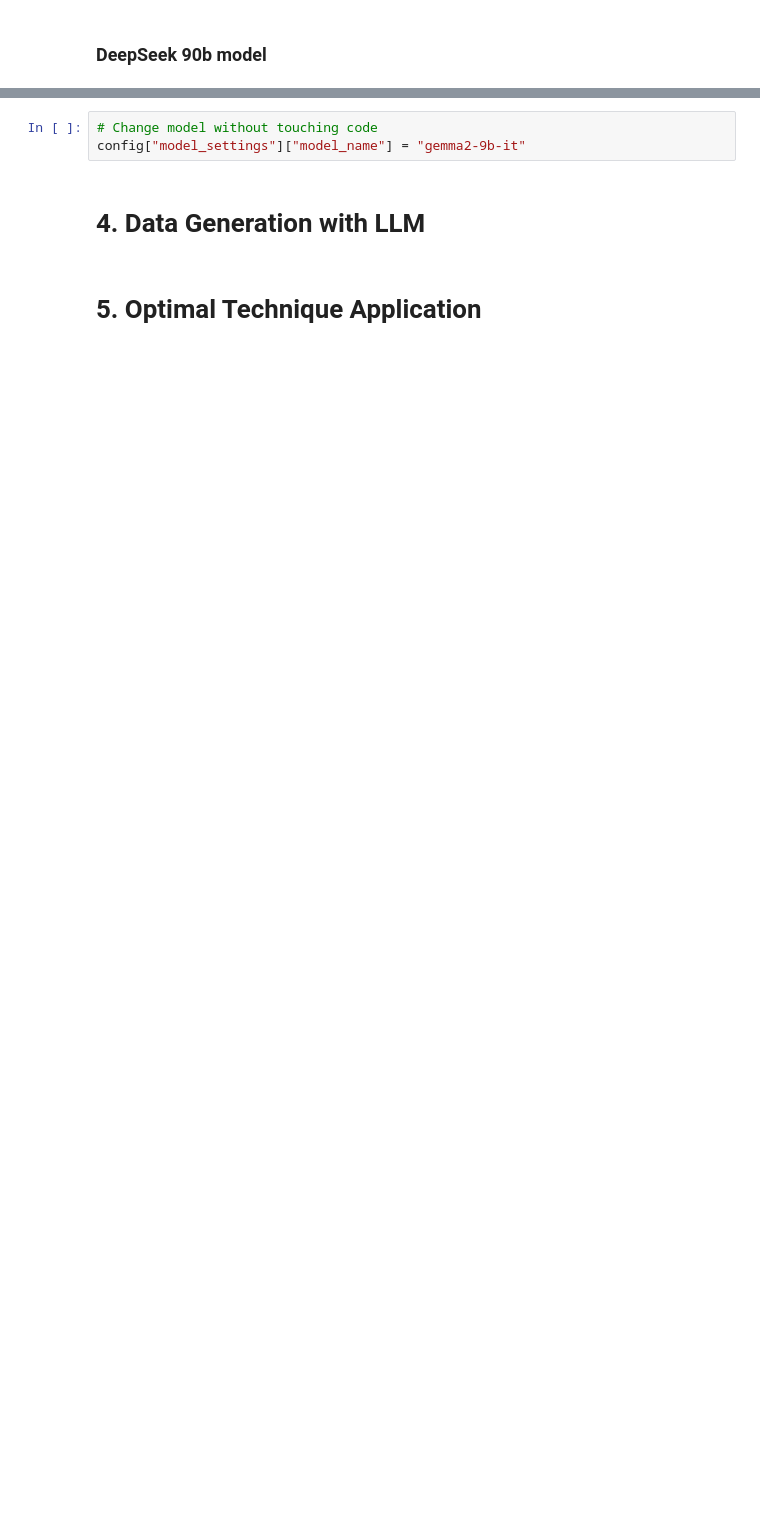
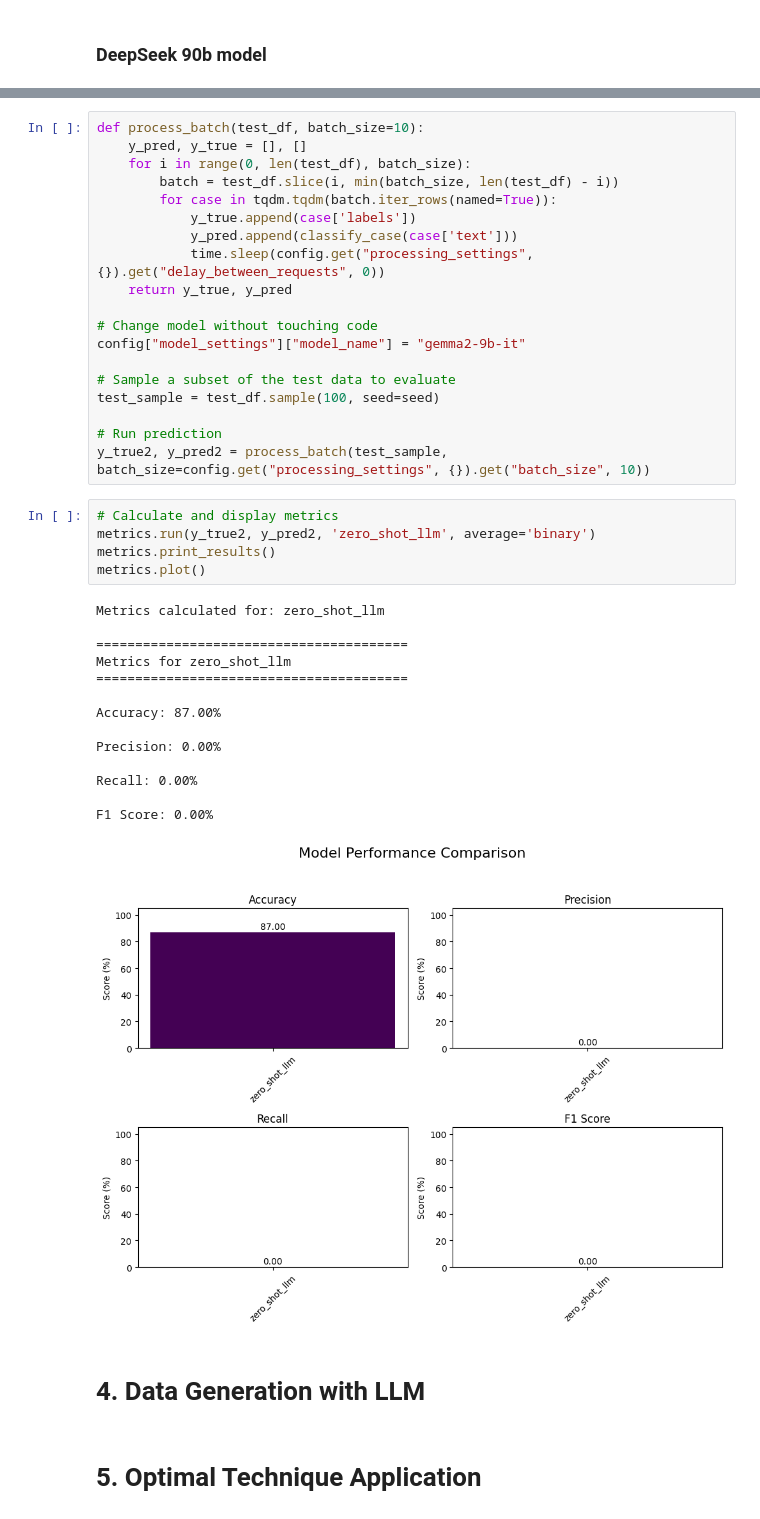
Before and after one commit to pablo-fdz/adv_nlp_final_assessment, a Jupyter notebook: part_2_ds_challenge.ipynb, the cells around one changed output, grey strips where cells are left out. Drawn from its saved outputs; the diff is of its cells as text; blank space fills up the shorter version.

```diff
--- a/part_2_ds_challenge.ipynb
+++ b/part_2_ds_challenge.ipynb
@@ -1162,6 +1175,42 @@ F1 Score: 0.00%
 # %%
+def process_batch(test_df, batch_size=10):
+    y_pred, y_true = [], []
+    for i in range(0, len(test_df), batch_size):
+        batch = test_df.slice(i, min(batch_size, len(test_df) - i))
+        for case in tqdm.tqdm(batch.iter_rows(named=True)):
+            y_true.append(case['labels'])
+            y_pred.append(classify_case(case['text']))
+            time.sleep(config.get("processing_settings", {}).get("delay_between_requests", 0))
+    return y_true, y_pred
+
 # Change model without touching code
 config["model_settings"]["model_name"] = "gemma2-9b-it"
+
+# Sample a subset of the test data to evaluate
+test_sample = test_df.sample(100, seed=seed)
+
+# Run prediction
+y_true2, y_pred2 = process_batch(test_sample, batch_size=config.get("processing_settings", {}).get("batch_size", 10))
+# %%
+# Calculate and display metrics
+metrics.run(y_true2, y_pred2, 'zero_shot_llm', average='binary')
+metrics.print_results()
+metrics.plot()
+# %% [output]
+Metrics calculated for: zero_shot_llm
+
+========================================
+Metrics for zero_shot_llm
+========================================
+
+Accuracy: 87.00%
+
+Precision: 0.00%
+
+Recall: 0.00%
+
+F1 Score: 0.00%
+[figure, added]
 # %% [markdown]
 # 4. Data Generation with LLM
 # %% [markdown]
```
Also changed, not shown: parts of 12 cells of this notebook, 2 other files.
